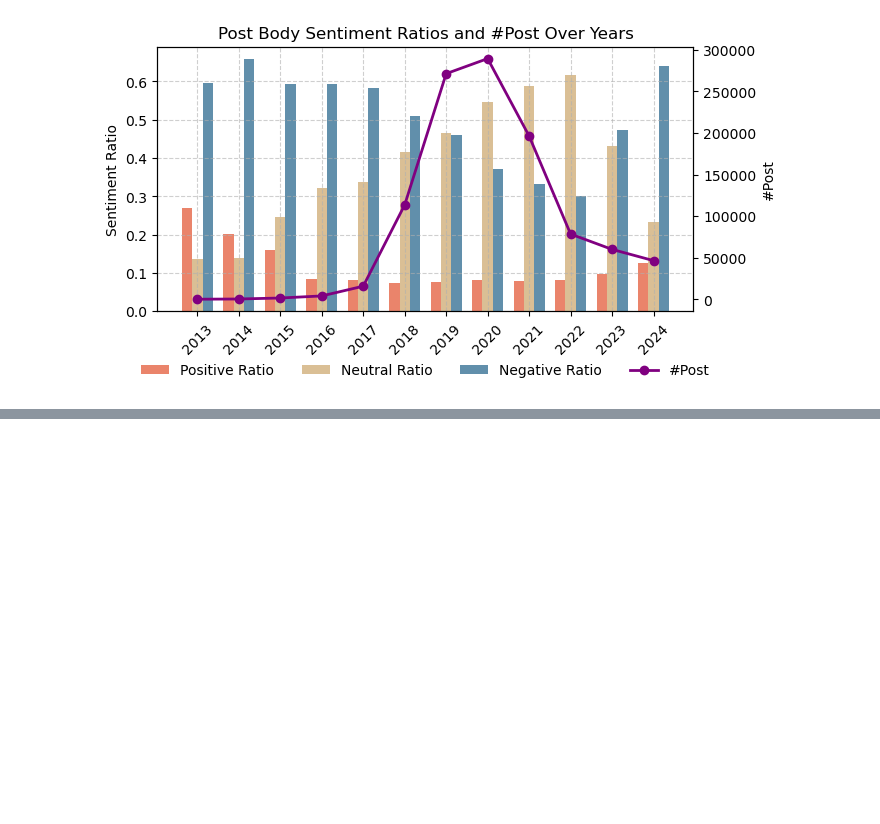
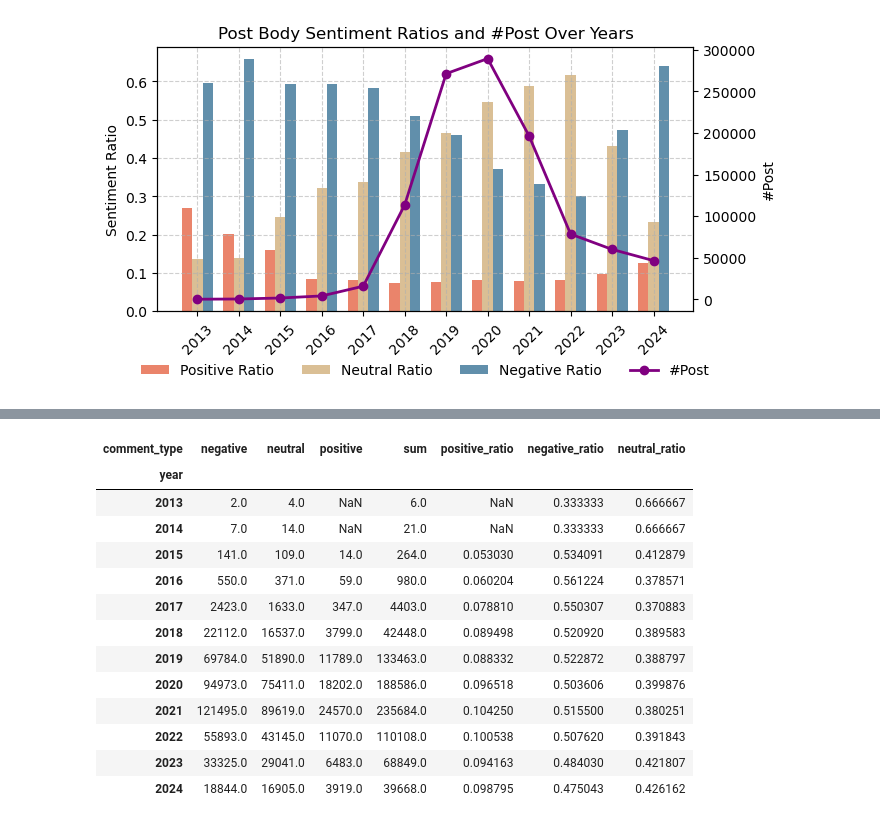
Before and after one commit to nmrenyi/subreddits24, a Jupyter notebook: regression/regression.ipynb, the cells around one changed output, grey strips where cells are left out. Saved outputs shown, nothing was run; the diff lists cells and outputs as text; code cells hidden in the pictures; blank space fills up the shorter version.

```diff
--- a/regression/regression.ipynb
+++ b/regression/regression.ipynb
@@ -1021,0 +1099,23 @@ draw_bar_line(post_body_sentiment_counts, 'Post Body')
+# %%
+user_comment_on_neutral_post_counts = user_comment_on_neutral_post_df.groupby('year')['comment_type'].value_counts().unstack()
+# user_comment_on_neutral_post_counts.columns = user_comment_on_neutral_post_counts.columns.map({1: 'positive', -1 : 'negative', 0 : 'neutral'})
+user_comment_on_neutral_post_counts['sum'] = user_comment_on_neutral_post_counts.sum(axis=1)
+user_comment_on_neutral_post_counts['positive_ratio'] = user_comment_on_neutral_post_counts['positive'] / user_comment_on_neutral_post_counts['sum']
+user_comment_on_neutral_post_counts['negative_ratio'] = user_comment_on_neutral_post_counts['negative'] / user_comment_on_neutral_post_counts['sum']
+user_comment_on_neutral_post_counts['neutral_ratio'] = user_comment_on_neutral_post_counts['neutral'] / user_comment_on_neutral_post_counts['sum']
+user_comment_on_neutral_post_counts
+# %% [output]
+| comment_type | negative | neutral | positive | sum | positive_ratio | negative_ratio | neutral_ratio |
+| year |  |  |  |  |  |  |  |
+| 2013 | 2.0 | 4.0 | NaN | 6.0 | NaN | 0.333333 | 0.666667 |
+| 2014 | 7.0 | 14.0 | NaN | 21.0 | NaN | 0.333333 | 0.666667 |
+| 2015 | 141.0 | 109.0 | 14.0 | 264.0 | 0.053030 | 0.534091 | 0.412879 |
+| 2016 | 550.0 | 371.0 | 59.0 | 980.0 | 0.060204 | 0.561224 | 0.378571 |
+| 2017 | 2423.0 | 1633.0 | 347.0 | 4403.0 | 0.078810 | 0.550307 | 0.370883 |
+| 2018 | 22112.0 | 16537.0 | 3799.0 | 42448.0 | 0.089498 | 0.520920 | 0.389583 |
+| 2019 | 69784.0 | 51890.0 | 11789.0 | 133463.0 | 0.088332 | 0.522872 | 0.388797 |
+| 2020 | 94973.0 | 75411.0 | 18202.0 | 188586.0 | 0.096518 | 0.503606 | 0.399876 |
+| 2021 | 121495.0 | 89619.0 | 24570.0 | 235684.0 | 0.104250 | 0.515500 | 0.380251 |
+| 2022 | 55893.0 | 43145.0 | 11070.0 | 110108.0 | 0.100538 | 0.507620 | 0.391843 |
+| 2023 | 33325.0 | 29041.0 | 6483.0 | 68849.0 | 0.094163 | 0.484030 | 0.421807 |
+| 2024 | 18844.0 | 16905.0 | 3919.0 | 39668.0 | 0.098795 | 0.475043 | 0.426162 |
```
Also changed, not shown: parts of 16 cells of this notebook.
